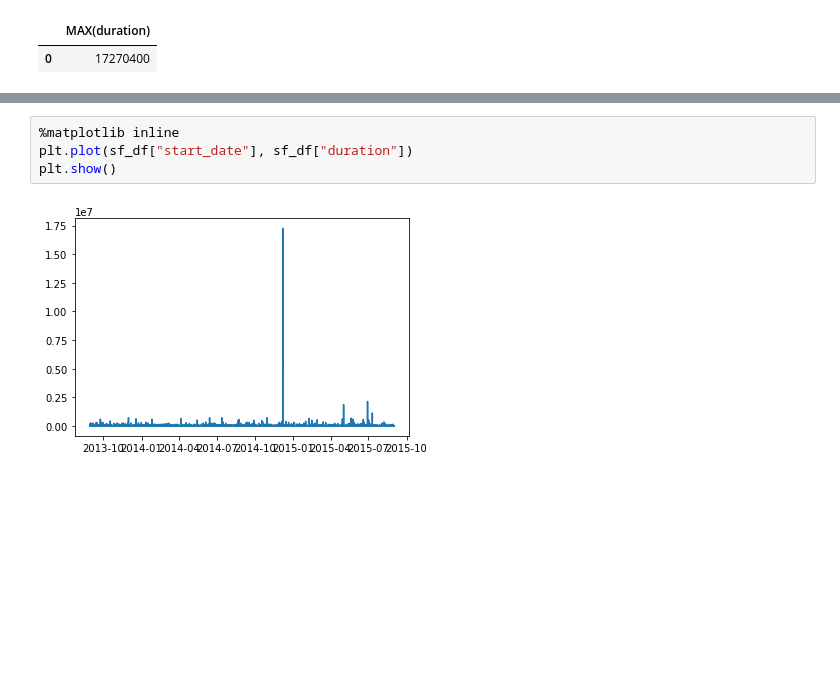
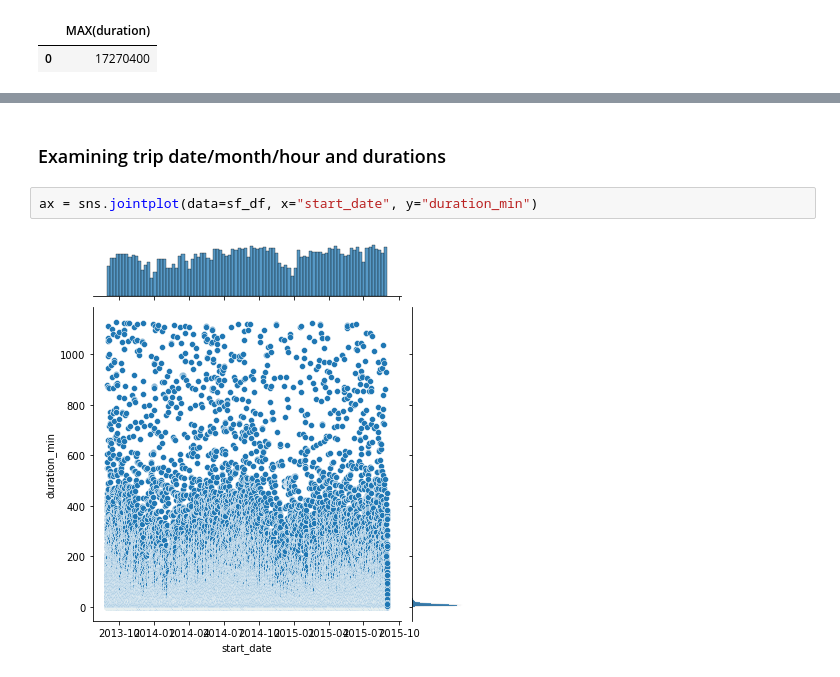
Before and after one commit to sachin-dabas/City-Biking, a Jupyter notebook: sanfrancisco.ipynb, the cells around one changed output, grey strips where cells are left out. Cells and saved outputs as stored; diff of their text form; blank space fills up the shorter version.

```diff
--- a/sanfrancisco.ipynb
+++ b/sanfrancisco.ipynb
@@ -162,9 +197,9 @@ profile = ProfileReport(sf_df, title="Pandas Profiling Report on SF", minimal=Tr
 profile.to_notebook_iframe()
 # %% [output]
 [interactive output not drawn]
-# %%
-%matplotlib inline
-plt.plot(sf_df["start_date"], sf_df["duration"])
-plt.show()
-# %% [output]
-[figure, removed]
+# %% [markdown]
+### Examining trip date/month/hour and durations
+# %%
+ax = sns.jointplot(data=sf_df, x="start_date", y="duration_min")
+# %% [output]
+[figure, added]
```
Also changed, not shown: parts of 23 cells of this notebook, 1 other file.
